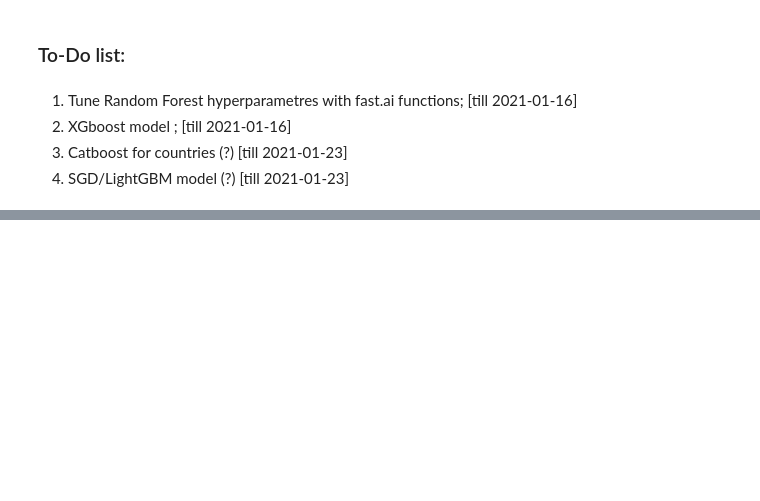
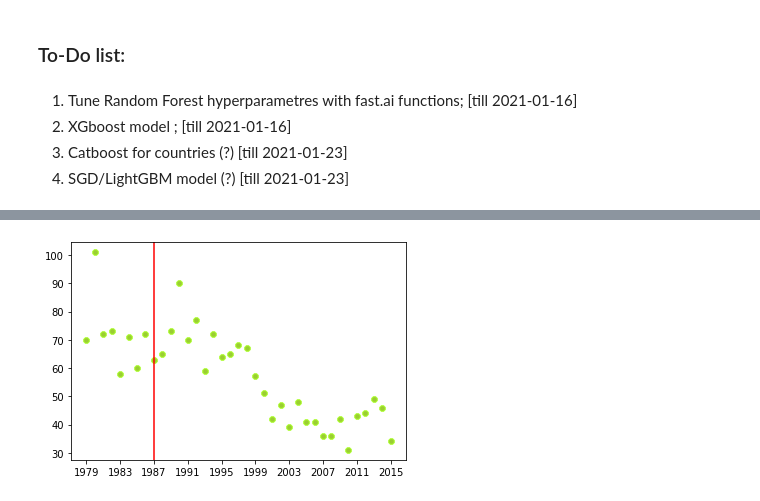
Before and after one commit to unkind58/Project_WHO_suicide_statistics_predictions, a Jupyter notebook: WHO_suicide_statistics_predictions.ipynb, the cells around one changed output, grey strips where cells are left out. Drawn from its saved outputs; the diff is of its cells as text; code cells hidden in the pictures; blank space fills up the shorter version.

```diff
--- a/WHO_suicide_statistics_predictions.ipynb
+++ b/WHO_suicide_statistics_predictions.ipynb
@@ -578,0 +641,2 @@ print_score_scaler(svm, X_train_scaler, X_valid_scaler,y_train, y_valid)
+# %%
+case_4032 = df_raw[(df_raw['age'] == '15-24 years') & (df_raw['country'] == 'Italy') & (df_raw['sex'] == 'female')]
@@ -578,0 +652,7 @@ print_score_scaler(svm, X_train_scaler, X_valid_scaler,y_train, y_valid)
+# %%
+plt.scatter(case_4032['year'],case_4032['suicides_no'] ,color='greenyellow', marker='8',facecolor='yellowgreen')
+plt.xticks(list(range(1979,2017,4)))
+plt.axvline(1987,color='red')
+preds_lin = np.expm1(regr_vol_5.predict(X_valid))
+# %% [output]
+[figure, added]
```
Also changed, not shown: parts of 50 cells of this notebook.
